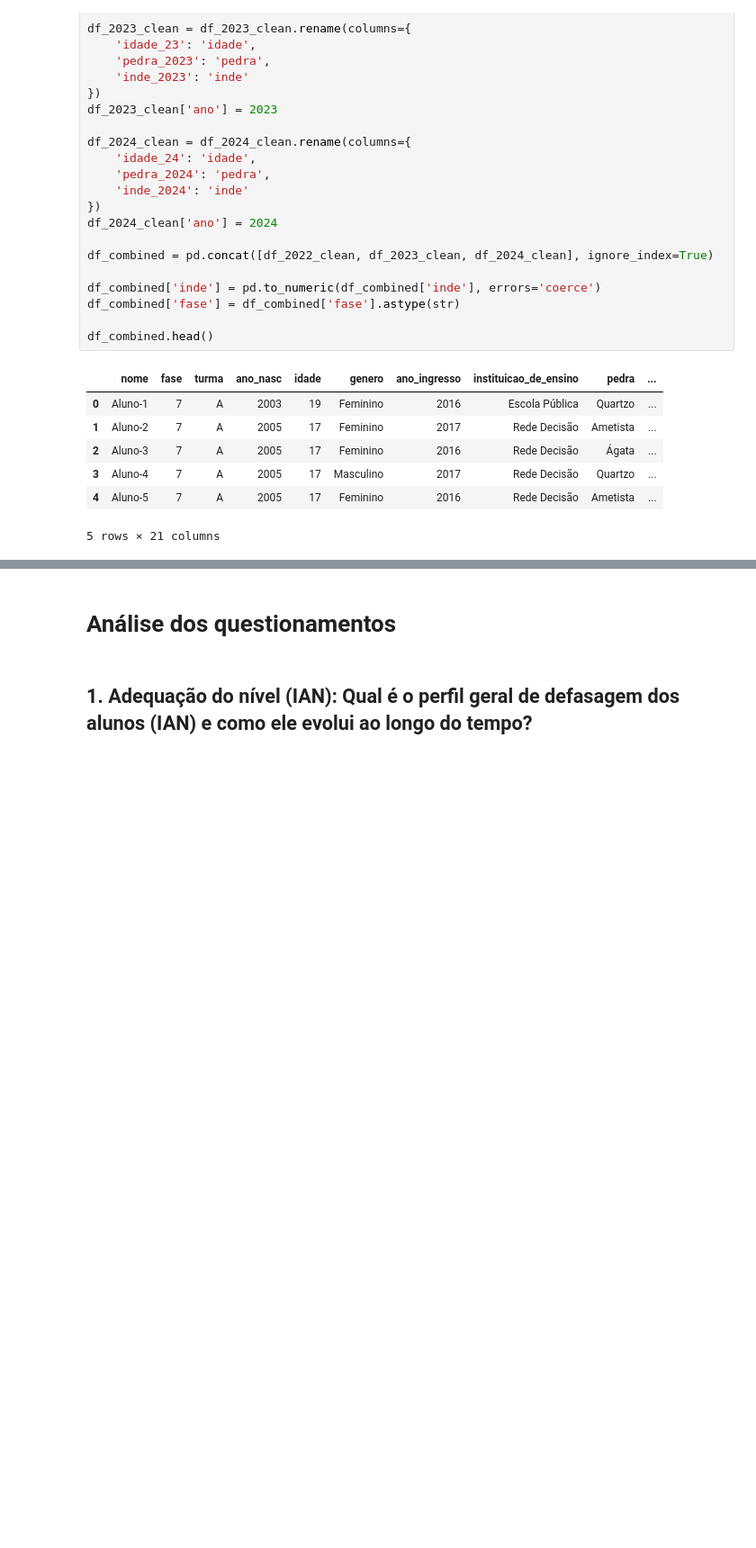
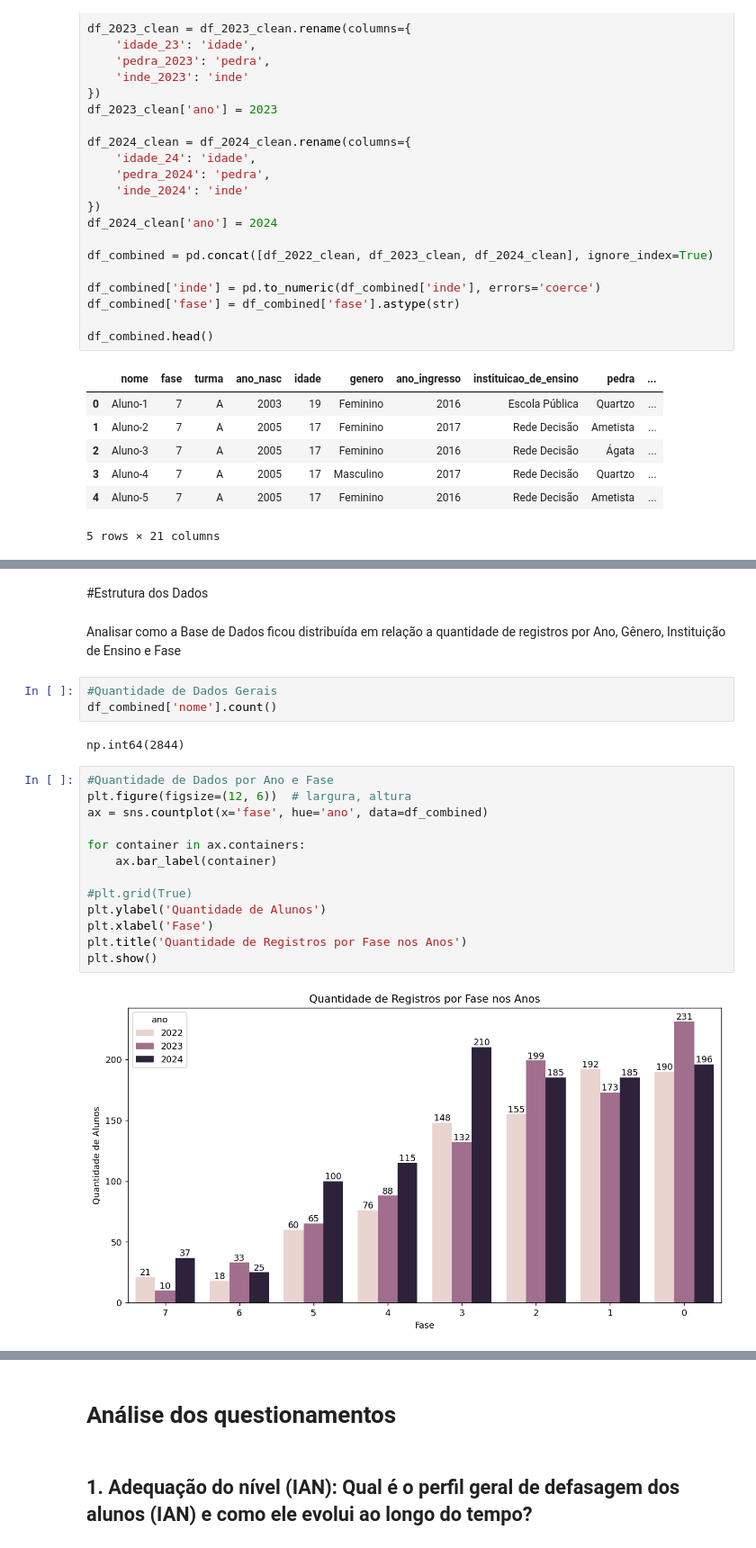
Before and after one commit to tiagoturra/fiap-datathon, a Jupyter notebook: Data Analysis.ipynb, the cells around one changed output, grey strips where cells are left out. Shown at 90% size. Cells and saved outputs as stored; diff of their text form; blank space fills up the shorter version.

```diff
--- a/Data Analysis.ipynb
+++ b/Data Analysis.ipynb
@@ -546,0 +556,24 @@ df_combined.head()
+# %% [markdown]
+#Estrutura dos Dados
+# %% [markdown]
+Analisar como a Base de Dados ficou distribuída em relação a quantidade de registros por Ano, Gênero, Instituição de Ensino e Fase
+# %%
+#Quantidade de Dados Gerais
+df_combined['nome'].count()
+# %% [output]
+np.int64(2844)
+# %%
+#Quantidade de Dados por Ano e Fase
+plt.figure(figsize=(12, 6))  # largura, altura
+ax = sns.countplot(x='fase', hue='ano', data=df_combined)
+
+for container in ax.containers:
+    ax.bar_label(container)
+
+#plt.grid(True)
+plt.ylabel('Quantidade de Alunos')
+plt.xlabel('Fase')
+plt.title('Quantidade de Registros por Fase nos Anos')
+plt.show()
+# %% [output]
+[figure, added]
```
Also changed, not shown: parts of 34 cells of this notebook, 7 other files.
